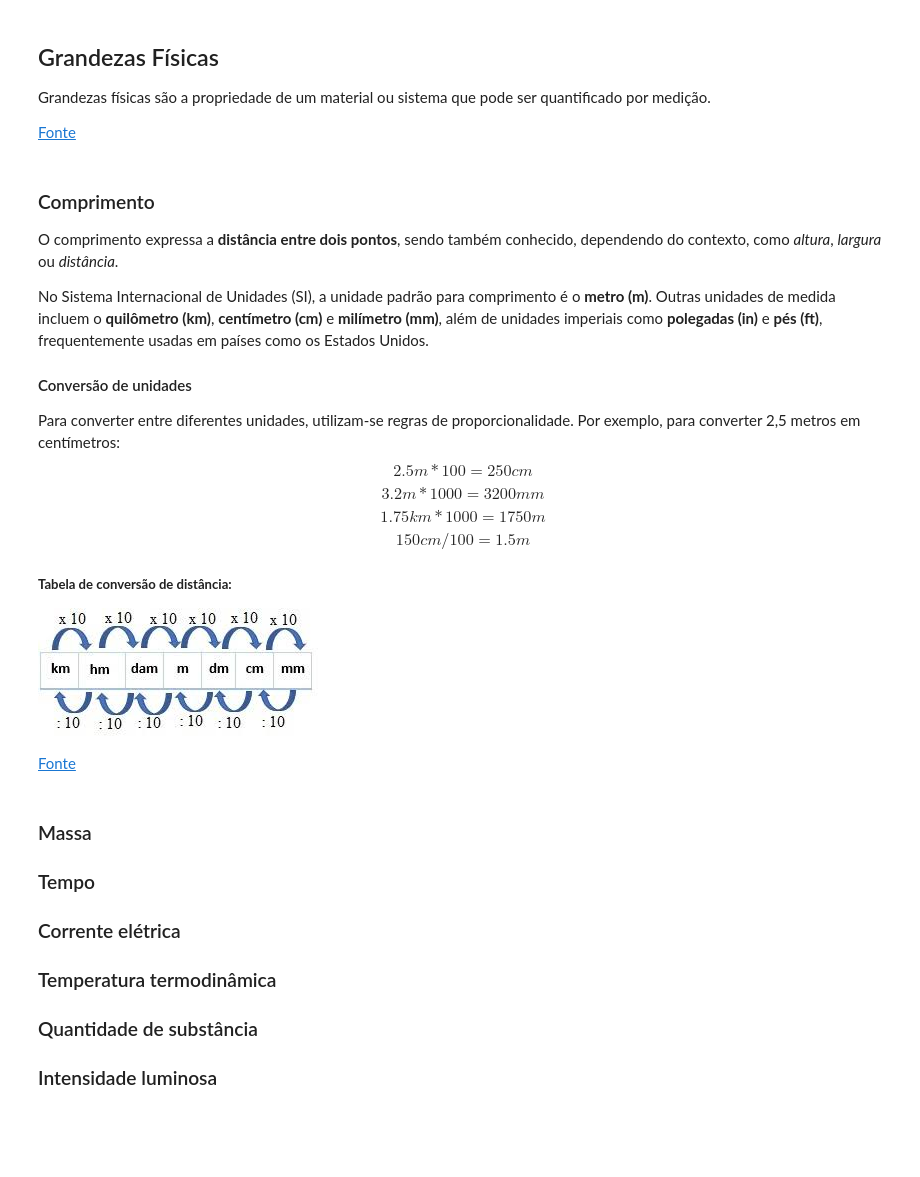
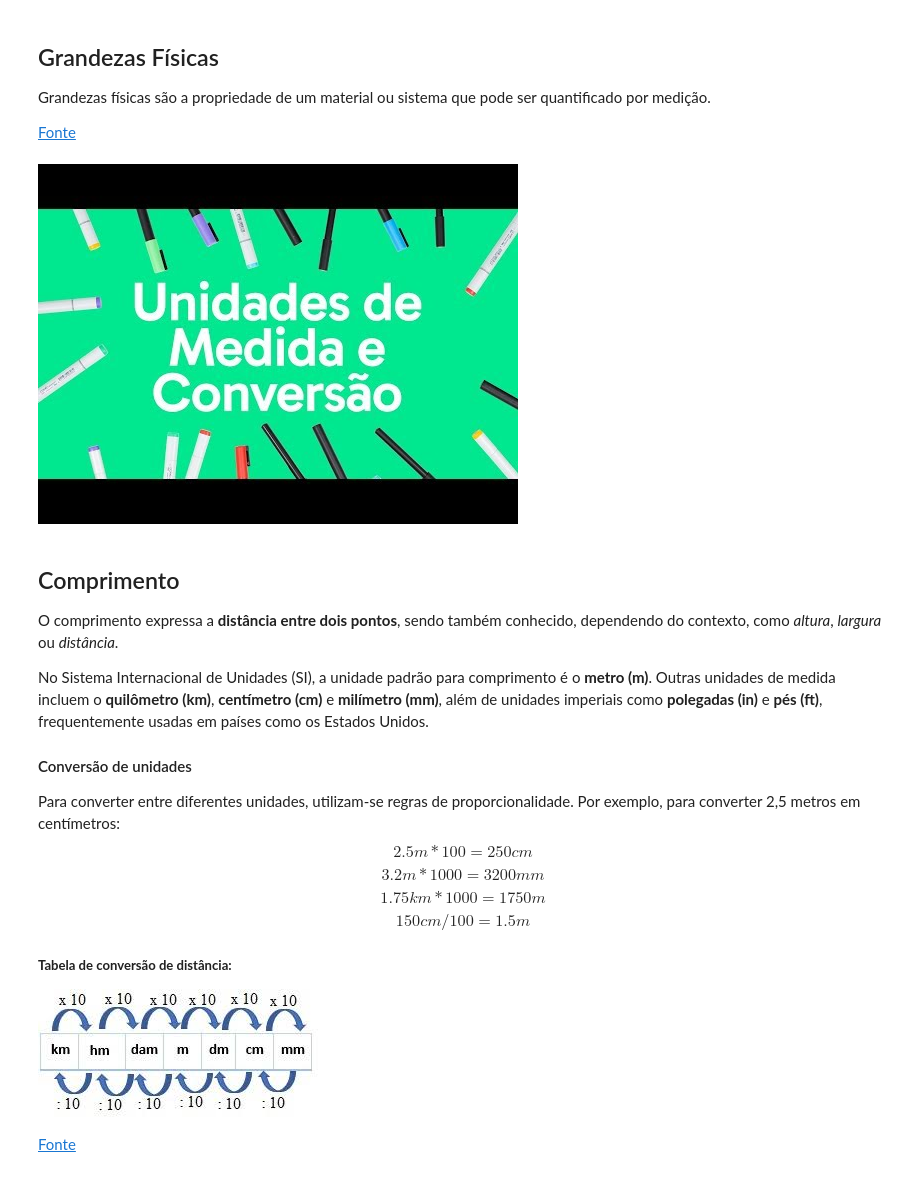
Before and after one commit to alexandreraminelli/imt-cic202-fisica-e-modelagem-computacional, a Jupyter notebook: exercicios/Sistemas de Unidades e Conversões.ipynb, the cells around one changed output. Cells and saved outputs as stored; diff of their text form; code cells hidden in the pictures; blank space fills up the shorter version.

```diff
--- a/exercicios/Sistemas de Unidades e Conversões.ipynb
+++ b/exercicios/Sistemas de Unidades e Conversões.ipynb
@@ -5,8 +7,12 @@
 Grandezas físicas são a propriedade de um material ou sistema que pode ser quantificado por medição.
 
 [Fonte](https://en.wikipedia.org/wiki/Physical_quantity)
+# %%
+YouTubeVideo("lEyUFyKPqXA")
+# %% [output]
+[figure, added]
 # %% [markdown]
-### Comprimento
+## Comprimento
 O comprimento expressa a **distância entre dois pontos**, sendo também conhecido, dependendo do contexto, como *altura*, *largura* ou *distância*.
 
 No Sistema Internacional de Unidades (SI), a unidade padrão para comprimento é o **metro (m)**. Outras unidades de medida incluem o **quilômetro (km)**, **centímetro (cm)** e **milímetro (mm)**, além de unidades imperiais como **polegadas (in)** e **pés (ft)**, frequentemente usadas em países como os Estados Unidos.
@@ -23,17 +29,3 @@ $$ 150cm / 100=1.5m $$
 ![tabela de conversão de distância](embedded-picture-1)
 
 [Fonte](https://pt.wikipedia.org/wiki/Comprimento)
-# %% [markdown]
-
-
-### Massa
-
-### Tempo
-
-### Corrente elétrica
-
-### Temperatura termodinâmica
-
-### Quantidade de substância
-
-### Intensidade luminosa
```
Also changed, not shown: parts of 5 cells of this notebook.
